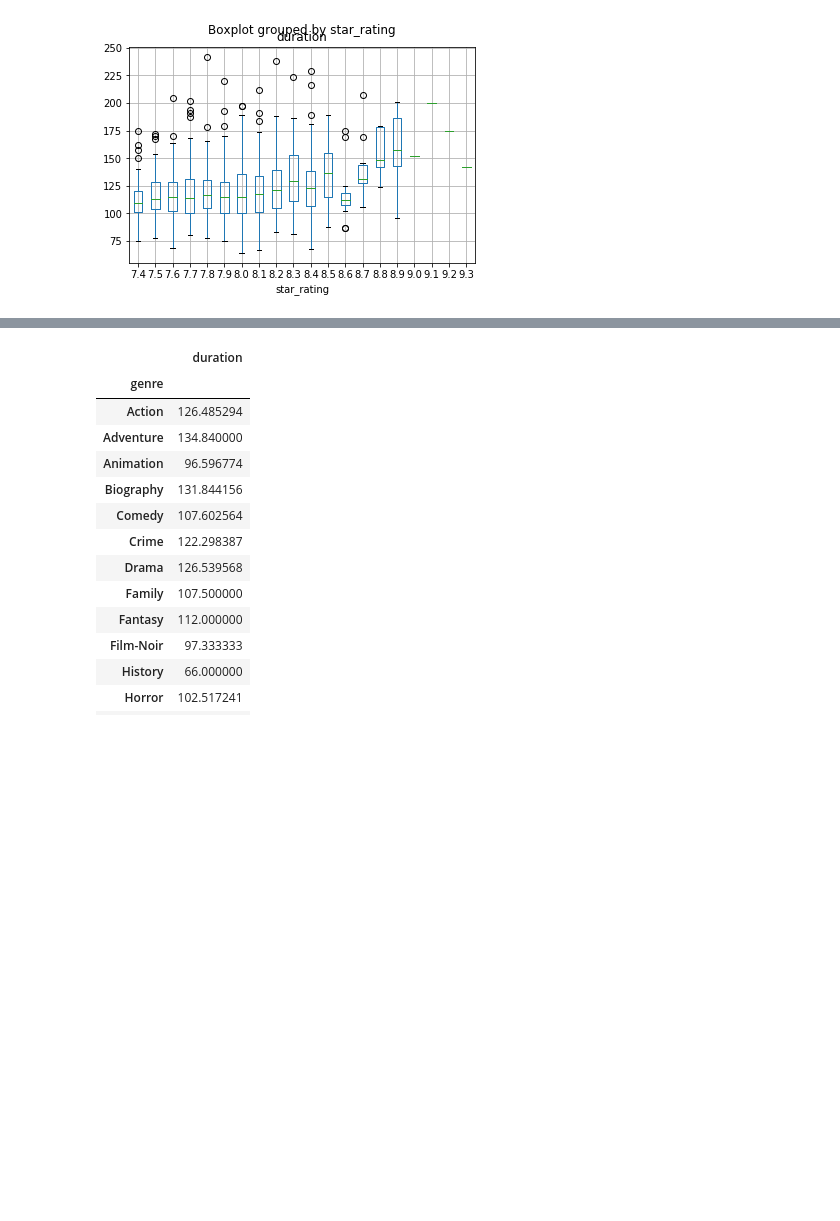
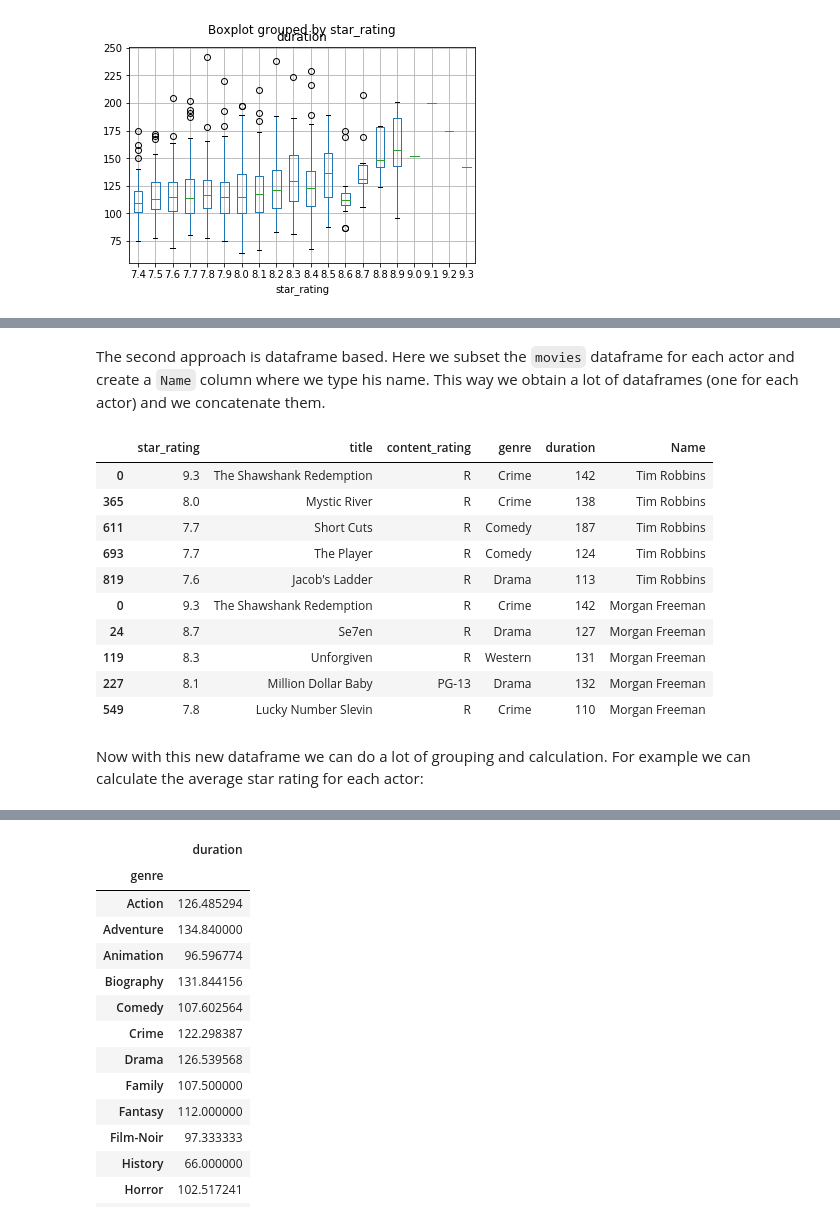
Before and after one commit to diveki/Tutorials, a Jupyter notebook: Pandas/pandas_introduction.ipynb, the cells around one changed output, grey strips where cells are left out. Cells and saved outputs as stored; diff of their text form; code cells hidden in the pictures; blank space fills up the shorter version.

```diff
--- a/Pandas/pandas_introduction.ipynb
+++ b/Pandas/pandas_introduction.ipynb
@@ -647,0 +803,3 @@ movies.boxplot(column='duration', by='star_rating');
+# %%
+def is_actor_in(name_target, name_list):
+    return name_target in name_list
@@ -647,0 +808,3 @@ movies.boxplot(column='duration', by='star_rating');
+# %%
+for actor in actor_dict.keys():
+    movies[actor] = movies.actors_list.apply(lambda row: is_actor_in(actor, row))
@@ -647,0 +823,11 @@ movies.boxplot(column='duration', by='star_rating');
+# %%
+ba = {'Name': [], 'Points': [], 'Movies': []}
+for actor in actor_dict.keys():
+    films = movies[actor].sum()
+    average_points = movies.star_rating[movies[actor]==True].sum() / films
+    movie_list = list(movies.title[movies[actor]==True])
+    ba['Name'].append(actor)
+    ba['Points'].append(average_points)
+    ba['Movies'].append(movie_list)
+
+best_actor = pd.DataFrame(ba)
@@ -647,0 +845,26 @@ movies.boxplot(column='duration', by='star_rating');
+# %% [markdown]
+The second approach is dataframe based. Here we subset the `movies` dataframe for each actor and create a `Name` column where we type his name. This way we obtain a lot of dataframes (one for each actor) and we concatenate them.
+# %%
+ba1 = pd.DataFrame()
+colnames = ['star_rating', 'title', 'content_rating', 'genre', 'duration']
+
+for actor in list(actor_dict.keys())[:100]:
+    tmp = movies.loc[movies[actor]==True, colnames]
+    tmp['Name'] = actor
+    ba1 = pd.concat([ba1, tmp], sort=False, axis=0)
+# %%
+ba1.head(10)
+# %% [output]
+|  | star_rating | title | content_rating | genre | duration | Name |
+| 0 | 9.3 | The Shawshank Redemption | R | Crime | 142 | Tim Robbins |
+| 365 | 8.0 | Mystic River | R | Crime | 138 | Tim Robbins |
+| 611 | 7.7 | Short Cuts | R | Comedy | 187 | Tim Robbins |
+| 693 | 7.7 | The Player | R | Comedy | 124 | Tim Robbins |
+| 819 | 7.6 | Jacob's Ladder | R | Drama | 113 | Tim Robbins |
+| 0 | 9.3 | The Shawshank Redemption | R | Crime | 142 | Morgan Freeman |
+| 24 | 8.7 | Se7en | R | Drama | 127 | Morgan Freeman |
+| 119 | 8.3 | Unforgiven | R | Western | 131 | Morgan Freeman |
+| 227 | 8.1 | Million Dollar Baby | PG-13 | Drama | 132 | Morgan Freeman |
+| 549 | 7.8 | Lucky Number Slevin | R | Crime | 110 | Morgan Freeman |
+# %% [markdown]
+Now with this new dataframe we can do a lot of grouping and calculation. For example we can calculate the average star rating for each actor:
```
Also changed, not shown: parts of 58 cells of this notebook.
